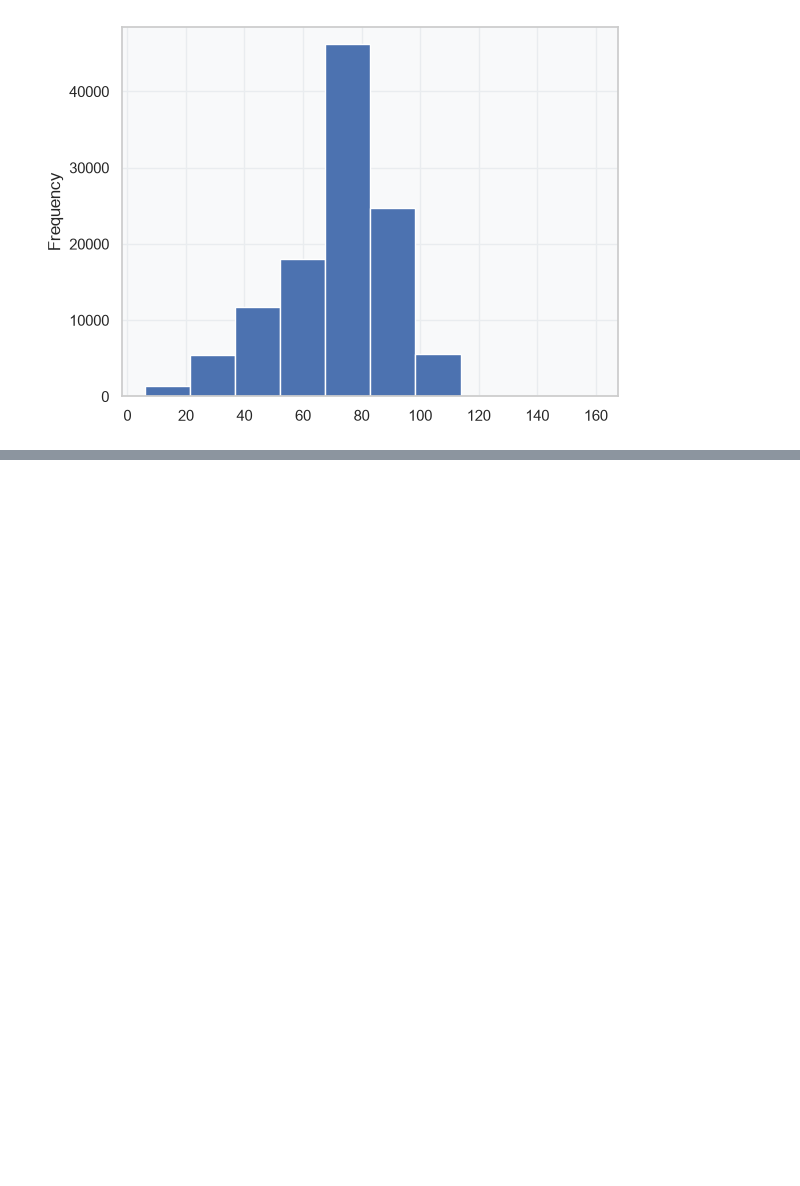
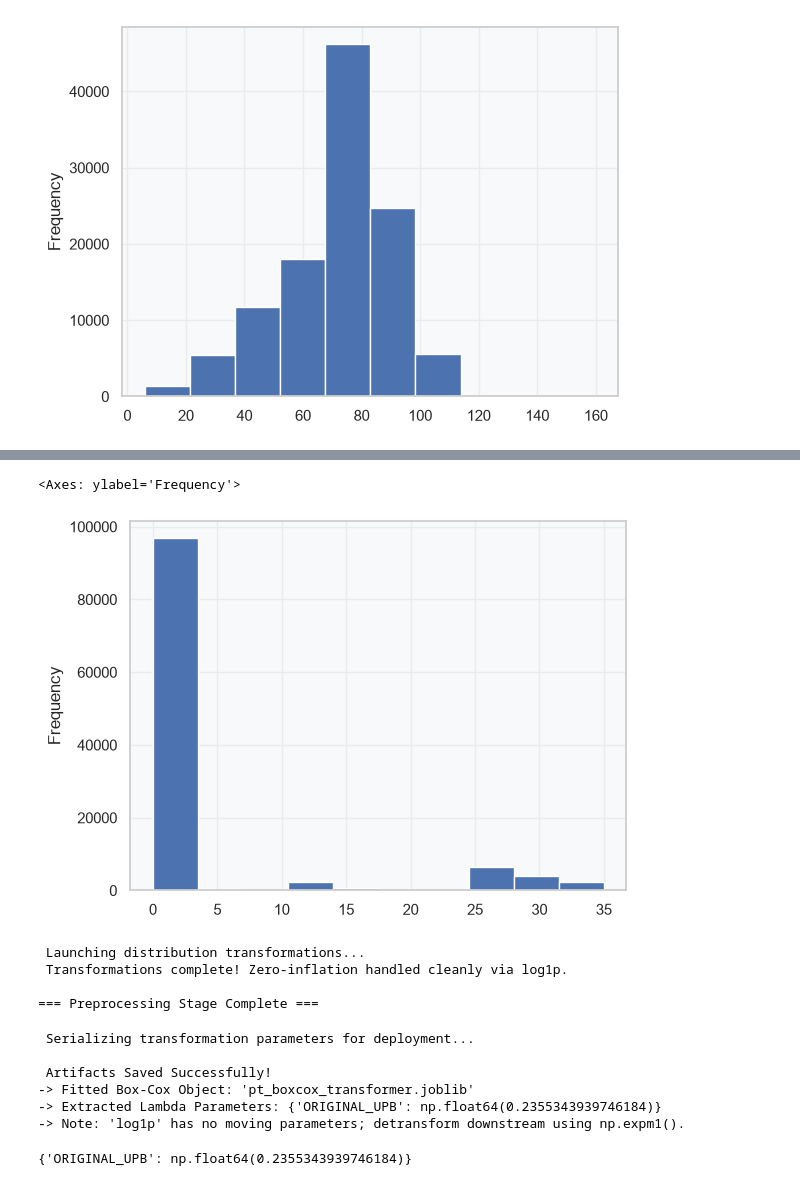
Before and after one commit to Gautam0211/Credit-Risk-Stress-Testing-Under-Macro-Conditions-of-2008-Global-Recession, a Jupyter notebook: Notebooks/EDA and Data Preprocessing.ipynb, the cells around one changed output, grey strips where cells are left out. Saved outputs shown, nothing was run; the diff lists cells and outputs as text; code cells hidden in the pictures; blank space fills up the shorter version.

Commit message:
feat: Done with Feature Engineering Successfully

```diff
--- a/Notebooks/EDA and Data Preprocessing.ipynb
+++ b/Notebooks/EDA and Data Preprocessing.ipynb
@@ -2030,0 +2037,68 @@ print("\n=== Preprocessing Stage Complete ===")
+# %%
+X_train_imp.MI_PERCENT.plot.hist()
+# %% [output]
+<Axes: ylabel='Frequency'>
+[figure, added]
+# %%
+# =====================================================================
+# STEP 2: ADVANCED DISTRIBUTION TRANSFORMATIONS (Power & Log Scaling)
+# =====================================================================
+print("\n Launching distribution transformations...")
+
+# 1. Box-Cox for strictly positive, heavily right-skewed monetary metrics
+boxcox_cols = ['ORIGINAL_UPB']
+pt_boxcox = PowerTransformer(method='box-cox', standardize=False)
+
+X_train_imp[boxcox_cols] = pt_boxcox.fit_transform(X_train_imp[boxcox_cols])
+X_val_imp[boxcox_cols]   = pt_boxcox.transform(X_val_imp[boxcox_cols])
+X_test_imp[boxcox_cols]  = pt_boxcox.transform(X_test_imp[boxcox_cols])
+
+# 2. Simplified log(x + 1) for semicontinuous metrics with structural zeros
+log1p_cols = ['MI_PERCENT', 'RATE_INCREASE_MAGNITUDE']
+
+for col in log1p_cols:
+    X_train_imp[col] = np.log1p(X_train_imp[col])
+    X_val_imp[col]   = np.log1p(X_val_imp[col])
+    X_test_imp[col]  = np.log1p(X_test_imp[col])
+
+# Note: LTV, CLTV, DTI, and CREDIT_SCORE bypass this section
+# to keep their natural underwriting shapes and risk cliff thresholds unwarped.
+
+print(" Transformations complete! Zero-inflation handled cleanly via log1p.")
+print("\n=== Preprocessing Stage Complete ===")
+# %% [output]
+ Launching distribution transformations...
+ Transformations complete! Zero-inflation handled cleanly via log1p.
+
+=== Preprocessing Stage Complete ===
+# %%
+import joblib
+import json
+
+print(" Serializing transformation parameters for deployment...")
+
+# 1. Save the fitted Box-Cox object directly (ideal for deployment pipelines)
+joblib.dump(pt_boxcox, 'pt_boxcox_transformer.joblib')
+
+# 2. Extract the exact lambda parameters for interpretation/deciphering
+boxcox_params = dict(zip(boxcox_cols, pt_boxcox.lambdas_))
+
+# 3. Export parameters to a clean, human-readable JSON
+with open('preprocessing_parameters.json', 'w') as json_file:
+    json.dump(boxcox_params, json_file, indent=4)
+
+print("\n Artifacts Saved Successfully!")
+print(f"-> Fitted Box-Cox Object: 'pt_boxcox_transformer.joblib'")
+print(f"-> Extracted Lambda Parameters: {boxcox_params}")
+print("-> Note: 'log1p' has no moving parameters; detransform downstream using np.expm1().")
+# %% [output]
+ Serializing transformation parameters for deployment...
+
+ Artifacts Saved Successfully!
+-> Fitted Box-Cox Object: 'pt_boxcox_transformer.joblib'
+-> Extracted Lambda Parameters: {'ORIGINAL_UPB': np.float64(0.2355343939746184)}
+-> Note: 'log1p' has no moving parameters; detransform downstream using np.expm1().
+# %%
+print(boxcox_params)
+# %% [output]
+{'ORIGINAL_UPB': np.float64(0.2355343939746184)}
```
Also changed, not shown: parts of 30 cells of this notebook, 2 other files.
